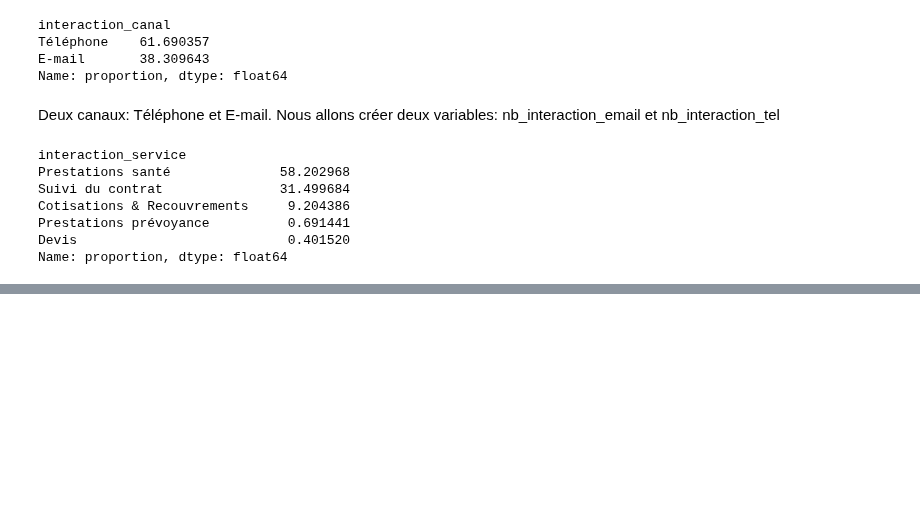
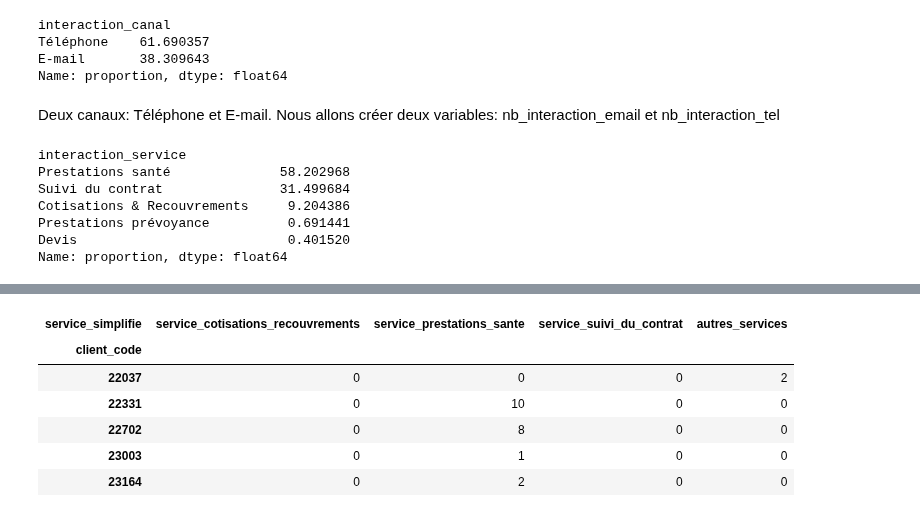
Before and after one commit to kellybourbon2/Alptis-churn-prediction, a Jupyter notebook: aggregation_interactions_impayes.ipynb, the cells around one changed output, grey strips where cells are left out. Cells and saved outputs as stored; diff of their text form; code cells hidden in the pictures; blank space fills up the shorter version.

```diff
--- a/aggregation_interactions_impayes.ipynb
+++ b/aggregation_interactions_impayes.ipynb
@@ -146,0 +279,44 @@ Name: proportion, dtype: float64
+# %%
+# =====================================================
+# CREATION DU DATAFRAME df_service (4 VARIABLES)
+# =====================================================
+
+df = df_interaction.copy()
+
+# 1. Les 3 services principaux
+top3_services = [
+    "Prestations santé",
+    "Suivi du contrat",
+    "Cotisations & Recouvrements"
+]
+
+# 2. Création de la variable simplifiée
+df["service_simplifie"] = df["interaction_service"].apply(
+    lambda x: x if x in top3_services else "autres_services"
+)
+
+# 3. Comptage par client + service
+df_service = (
+    df.groupby(["client_code", "service_simplifie"])
+      .size()
+      .unstack(fill_value=0)
+)
+
+# 4. Renommage manuel des colonnes
+df_service = df_service.rename(columns={
+    "Prestations santé": "service_prestations_sante",
+    "Suivi du contrat": "service_suivi_du_contrat",
+    "Cotisations & Recouvrements": "service_cotisations_recouvrements",
+    "autres_services": "autres_services"
+})
+
+# 5. Vérification
+df_service.head()
+# %% [output]
+| service_simplifie | service_cotisations_recouvrements | service_prestations_sante | service_suivi_du_contrat | autres_services |
+| client_code |  |  |  |  |
+| 22037 | 0 | 0 | 0 | 2 |
+| 22331 | 0 | 10 | 0 | 0 |
+| 22702 | 0 | 8 | 0 | 0 |
+| 23003 | 0 | 1 | 0 | 0 |
+| 23164 | 0 | 2 | 0 | 0 |
```
Also changed, not shown: parts of 12 cells of this notebook.
